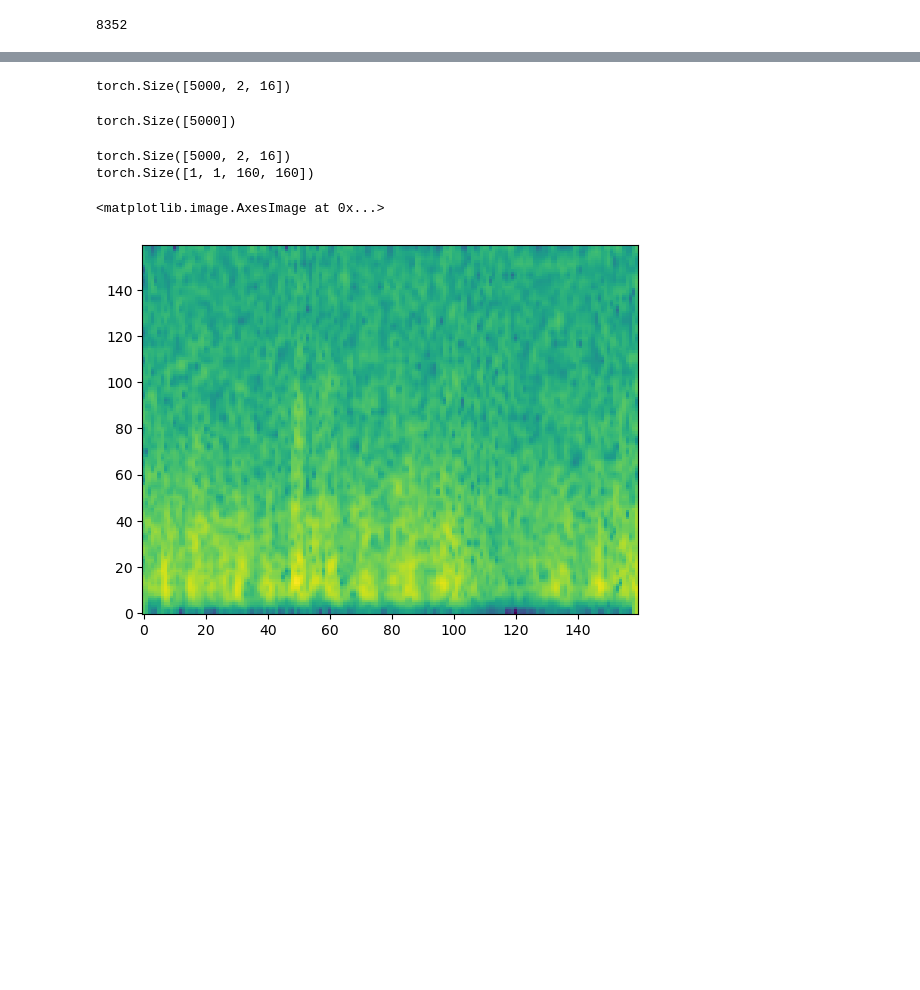
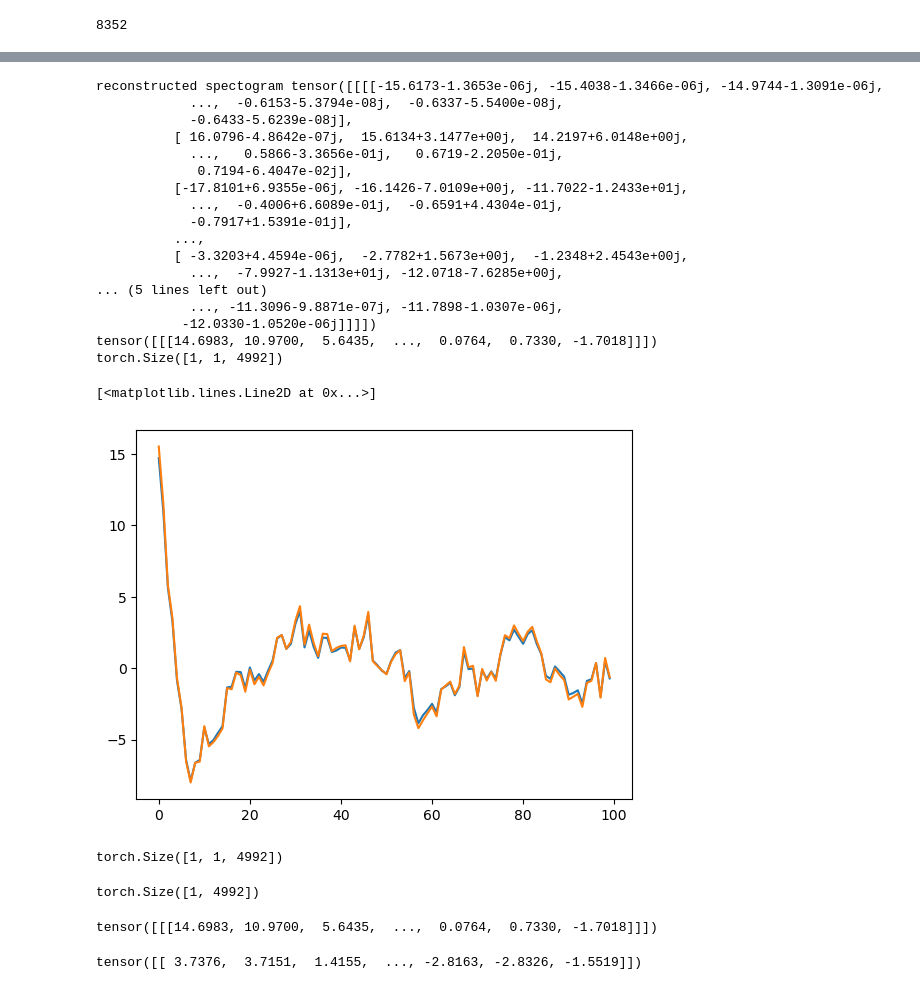
Before and after one commit to LawrenceRLiu/emg2qwerty, a Jupyter notebook: foundational_model/main.ipynb, the cells around one changed output, grey strips where cells are left out. Cells and saved outputs as stored; diff of their text form; code cells hidden in the pictures; blank space fills up the shorter version.

```diff
--- a/foundational_model/main.ipynb
+++ b/foundational_model/main.ipynb
@@ -61,16 +61,42 @@ torch.Size([5000, 2, 16])
+# %%
+t = 100
+reconstructed = model.inverse_transform(sample_spec, phases)
+print(reconstructed.shape)
+plt.plot(reconstructed[0,0][:t])
+plt.plot(waveform[0,0][:t])
+# %% [output]
+reconstructed spectogram tensor([[[[-15.6173-1.3653e-06j, -15.4038-1.3466e-06j, -14.9744-1.3091e-06j,
+            ...,  -0.6153-5.3794e-08j,  -0.6337-5.5400e-08j,
+            -0.6433-5.6239e-08j],
+          [ 16.0796-4.8642e-07j,  15.6134+3.1477e+00j,  14.2197+6.0148e+00j,
+            ...,   0.5866-3.3656e-01j,   0.6719-2.2050e-01j,
+             0.7194-6.4047e-02j],
+          [-17.8101+6.9355e-06j, -16.1426-7.0109e+00j, -11.7022-1.2433e+01j,
+            ...,  -0.4006+6.6089e-01j,  -0.6591+4.4304e-01j,
+            -0.7917+1.5391e-01j],
+          ...,
+          [ -3.3203+4.4594e-06j,  -2.7782+1.5673e+00j,  -1.2348+2.4543e+00j,
+            ...,  -7.9927-1.1313e+01j, -12.0718-7.6285e+00j,
+... (5 lines left out)
+            ..., -11.3096-9.8871e-07j, -11.7898-1.0307e-06j,
+           -12.0330-1.0520e-06j]]]])
+tensor([[[14.6983, 10.9700,  5.6435,  ...,  0.0764,  0.7330, -1.7018]]])
+torch.Size([1, 1, 4992])
+[<matplotlib.lines.Line2D at 0x...>]
+[figure, added]
+# %%
+print(reconstructed.shape)
+# %% [output]
+torch.Size([1, 1, 4992])
+# %%
+reconstructed[0][:10].shape
+# %% [output]
+torch.Size([1, 4992])
+# %%
+reconstructed
+# %% [output]
+tensor([[[14.6983, 10.9700,  5.6435,  ...,  0.0764,  0.7330, -1.7018]]])
 # %%
-sample_data[600]["emg"].shape
+sample_data[500]["emg"]
 # %% [output]
-torch.Size([5000, 2, 16])
+tensor([[ 3.7376,  3.7151,  1.4155,  ..., -2.8163, -2.8326, -1.5519]])
-torch.Size([5000])
-# %%
-sample_spec,phases = model.forward_transform(sample_data[900]["emg"].unsqueeze(0))
-print(sample_spec.shape)
-
-plt.imshow(sample_spec[0].detach().squeeze(0).squeeze(0).cpu().numpy(), aspect="auto",
-           origin="lower", interpolation="none")
-# %% [output]
-torch.Size([5000, 2, 16])
-torch.Size([1, 1, 160, 160])
-<matplotlib.image.AxesImage at 0x...>
-[figure, removed]
```
Also changed, not shown: parts of 9 cells of this notebook, 6 other files.
